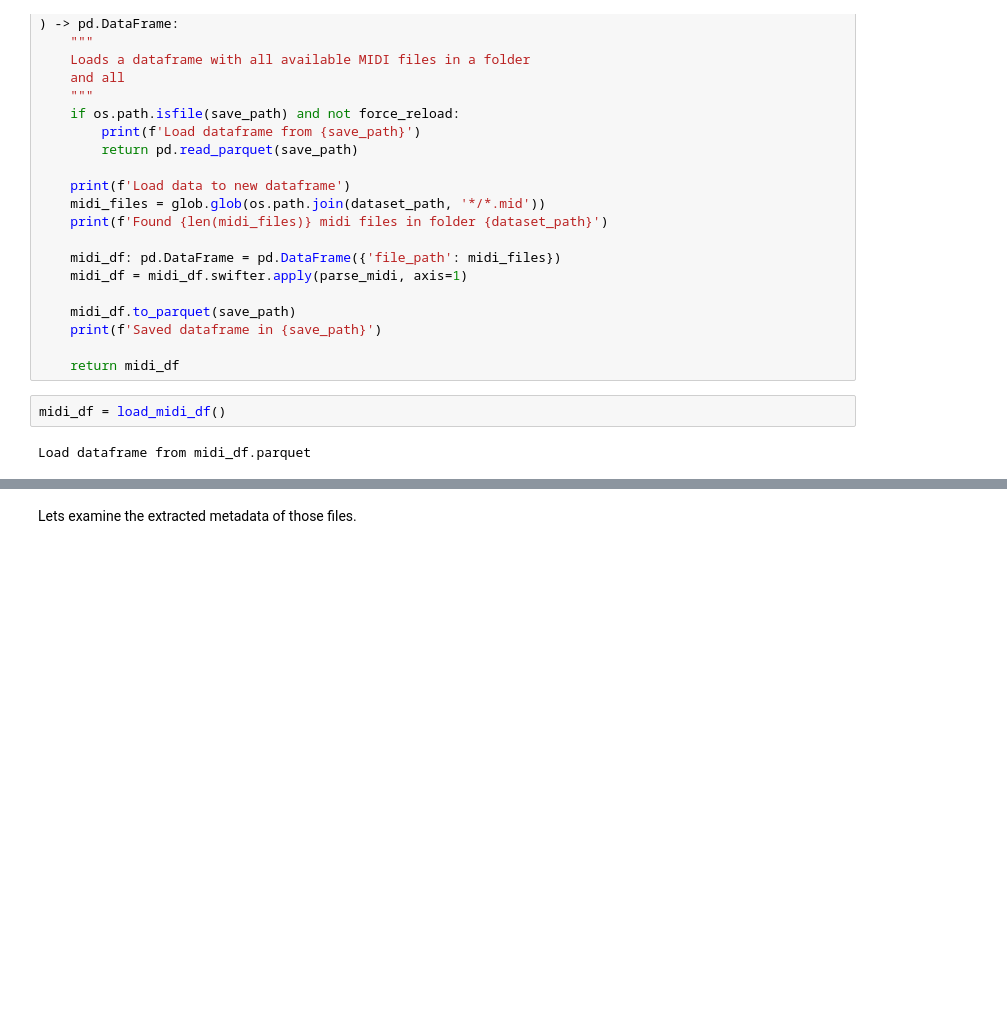
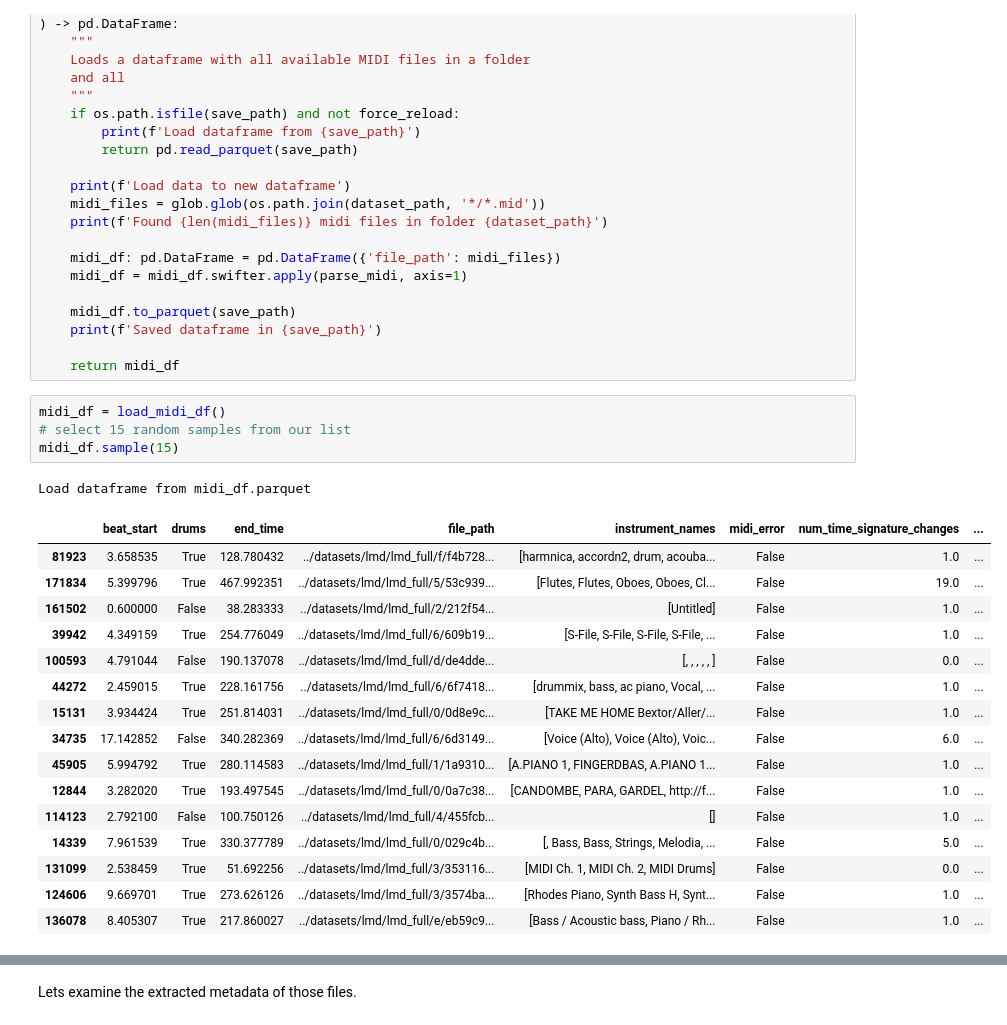
Before and after one commit to capital-G/musikinformatik-sose2021, a Jupyter notebook: 01_midi_drums/01_midi_drums.ipynb, the cells around one changed output, grey strips where cells are left out. Drawn from its saved outputs; the diff is of its cells as text; blank space fills up the shorter version.

Commit message:
add file name analysis

```diff
--- a/01_midi_drums/01_midi_drums.ipynb
+++ b/01_midi_drums/01_midi_drums.ipynb
@@ -259,7 +259,25 @@ def load_midi_df(
     print(f'Saved dataframe in {save_path}')
 
     return midi_df
-# %%
-midi_df = load_midi_df()
-# %% [output]
-Load dataframe from midi_df.parquet
+# %%
+midi_df = load_midi_df()
+# select 15 random samples from our list
+midi_df.sample(15)
+# %% [output]
+Load dataframe from midi_df.parquet
+|  | beat_start | drums | end_time | file_path | instrument_names | midi_error | num_time_signature_changes | ... |
+| 81923 | 3.658535 | True | 128.780432 | ../datasets/lmd/lmd_full/f/f4b728... | [harmnica, accordn2, drum, acouba... | False | 1.0 | ... |
+| 171834 | 5.399796 | True | 467.992351 | ../datasets/lmd/lmd_full/5/53c939... | [Flutes, Flutes, Oboes, Oboes, Cl... | False | 19.0 | ... |
+| 161502 | 0.600000 | False | 38.283333 | ../datasets/lmd/lmd_full/2/212f54... | [Untitled] | False | 1.0 | ... |
+| 39942 | 4.349159 | True | 254.776049 | ../datasets/lmd/lmd_full/6/609b19... | [S-File, S-File, S-File, S-File, ... | False | 1.0 | ... |
+| 100593 | 4.791044 | False | 190.137078 | ../datasets/lmd/lmd_full/d/de4dde... | [, , , , , ] | False | 0.0 | ... |
+| 44272 | 2.459015 | True | 228.161756 | ../datasets/lmd/lmd_full/6/6f7418... | [drummix, bass, ac piano, Vocal, ... | False | 1.0 | ... |
+| 15131 | 3.934424 | True | 251.814031 | ../datasets/lmd/lmd_full/0/0d8e9c... | [TAKE ME HOME Bextor/Aller/... | False | 1.0 | ... |
+| 34735 | 17.142852 | False | 340.282369 | ../datasets/lmd/lmd_full/6/6d3149... | [Voice (Alto), Voice (Alto), Voic... | False | 6.0 | ... |
+| 45905 | 5.994792 | True | 280.114583 | ../datasets/lmd/lmd_full/1/1a9310... | [A.PIANO 1, FINGERDBAS, A.PIANO 1... | False | 1.0 | ... |
+| 12844 | 3.282020 | True | 193.497545 | ../datasets/lmd/lmd_full/0/0a7c38... | [CANDOMBE, PARA, GARDEL, http://f... | False | 1.0 | ... |
+| 114123 | 2.792100 | False | 100.750126 | ../datasets/lmd/lmd_full/4/455fcb... | [] | False | 1.0 | ... |
+| 14339 | 7.961539 | True | 330.377789 | ../datasets/lmd/lmd_full/0/029c4b... | [, Bass, Bass, Strings, Melodia, ... | False | 5.0 | ... |
+| 131099 | 2.538459 | True | 51.692256 | ../datasets/lmd/lmd_full/3/353116... | [MIDI Ch. 1, MIDI Ch. 2, MIDI Drums] | False | 0.0 | ... |
+| 124606 | 9.669701 | True | 273.626126 | ../datasets/lmd/lmd_full/3/3574ba... | [Rhodes Piano, Synth Bass H, Synt... | False | 1.0 | ... |
+| 136078 | 8.405307 | True | 217.860027 | ../datasets/lmd/lmd_full/e/eb59c9... | [Bass / Acoustic bass, Piano / Rh... | False | 1.0 | ... |
```
Also changed, not shown: parts of 9 cells of this notebook.
